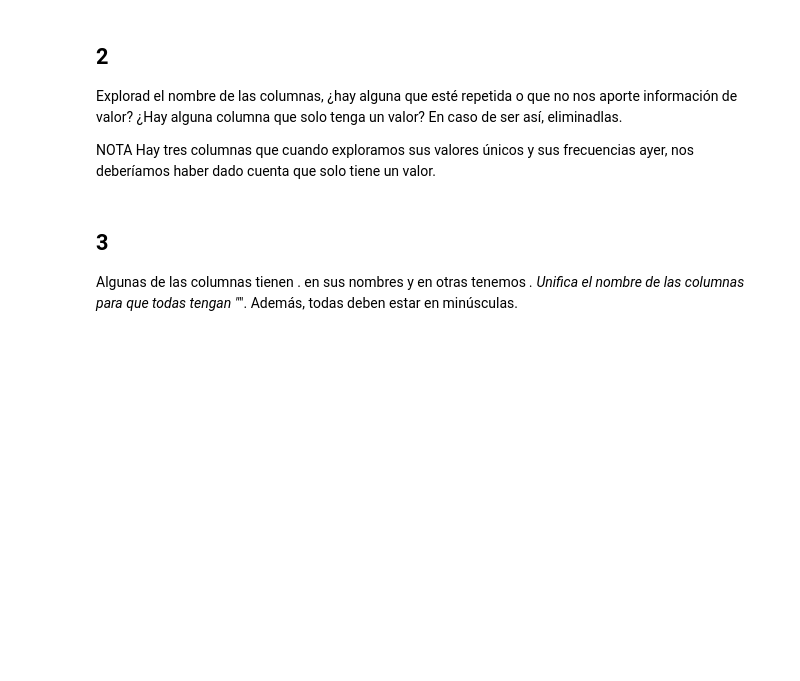
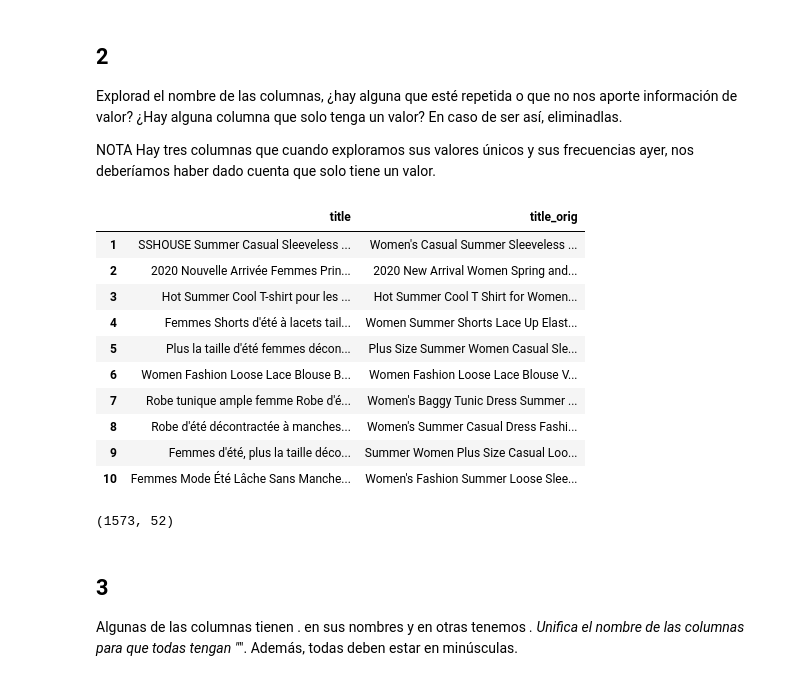
Before and after one commit to AlmuSF/Adalab-repositorio_pair_modulo3, a Jupyter notebook: pair-leccion-4.ipynb, the cells around one changed output. Cells and saved outputs as stored; diff of their text form; code cells hidden in the pictures; blank space fills up the shorter version.

```diff
--- a/pair-leccion-4.ipynb
+++ b/pair-leccion-4.ipynb
@@ -8,0 +82,14 @@ NOTA Hay tres columnas que cuando exploramos sus valores únicos y sus frecuenci
+# %%
+merge_left.loc[1:10, ['title', 'title_orig']]
+# %% [output]
+|  | title | title_orig |
+| 1 | SSHOUSE Summer Casual Sleeveless ... | Women's Casual Summer Sleeveless ... |
+| 2 | 2020 Nouvelle Arrivée Femmes Prin... | 2020 New Arrival Women Spring and... |
+| 3 | Hot Summer Cool T-shirt pour les ... | Hot Summer Cool T Shirt for Women... |
+| 4 | Femmes Shorts d'été à lacets tail... | Women Summer Shorts Lace Up Elast... |
+| 5 | Plus la taille d'été femmes décon... | Plus Size Summer Women Casual Sle... |
+| 6 | Women Fashion Loose Lace Blouse B... | Women Fashion Loose Lace Blouse V... |
+| 7 | Robe tunique ample femme Robe d'é... | Women's Baggy Tunic Dress Summer ... |
+| 8 | Robe d'été décontractée à manches... | Women's Summer Casual Dress Fashi... |
+| 9 | Femmes d'été, plus la taille déco... | Summer Women Plus Size Casual Loo... |
+| 10 | Femmes Mode Été Lâche Sans Manche... | Women's Fashion Summer Loose Slee... |
@@ -9,3 +109,7 @@ NOTA Hay tres columnas que cuando exploramos sus valores únicos y sus frecuenci
+# %%
+merge_left.shape
+# %% [output]
+(1573, 52)
 # %% [markdown]
 ## 3
 Algunas de las columnas tienen . en sus nombres y en otras tenemos _. Unifica el nombre de las columnas para que todas tengan "_". Además, todas deben estar en minúsculas.
```
Also changed, not shown: parts of 16 cells of this notebook, 1 other file.
